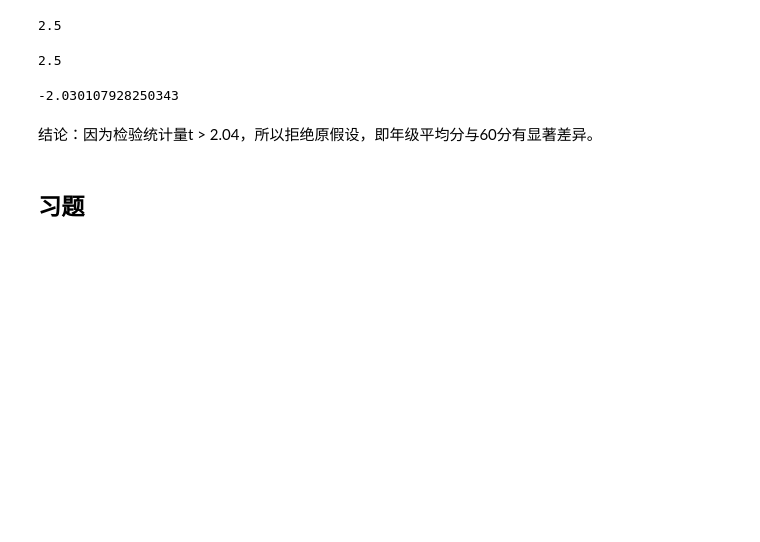
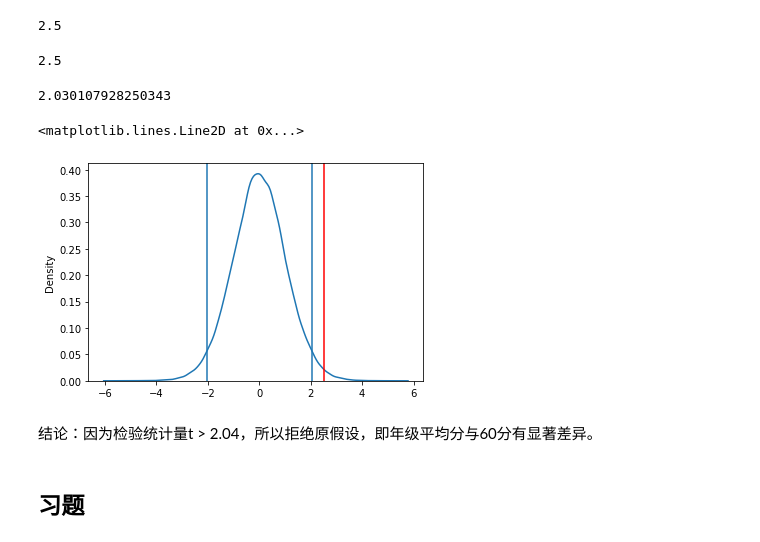
Before and after one commit to zhiliang-lin/py_for_stats, a Jupyter notebook: 07 假设检验.ipynb, the cells around one changed output. Cells and saved outputs as stored; diff of their text form; code cells hidden in the pictures; blank space fills up the shorter version.

```diff
--- a/07 假设检验.ipynb
+++ b/07 假设检验.ipynb
@@ -101,10 +116,21 @@ t
 2.5
 # %%
 # 找出临界值
-grade_limit = stats.t.ppf(alpha/2, df = grade_sample_n -1)
-grade_limit
+grade_limit_1 = stats.t.ppf(alpha/2, df = grade_sample_n -1)
+grade_limit_2 = -grade_limit_1
+grade_limit_2
 # %% [output]
--2.030107928250343
+2.030107928250343
+# %%
+# 示意图
+t_data = stats.t.rvs(df = consume_sample_n -1,size = 100000)
+sns.kdeplot(t_data)
+plt.axvline(grade_limit_1)#左侧临界值
+plt.axvline(grade_limit_2)#右侧临界值
+plt.axvline(x = t,color = "red")#检验统计量
+# %% [output]
+<matplotlib.lines.Line2D at 0x...>
+[figure, added]
 # %% [markdown]
 结论：因为检验统计量t > 2.04，所以拒绝原假设，即年级平均分与60分有显著差异。
 # %% [markdown]
```
Also changed, not shown: parts of 11 cells of this notebook, 1 other file.
